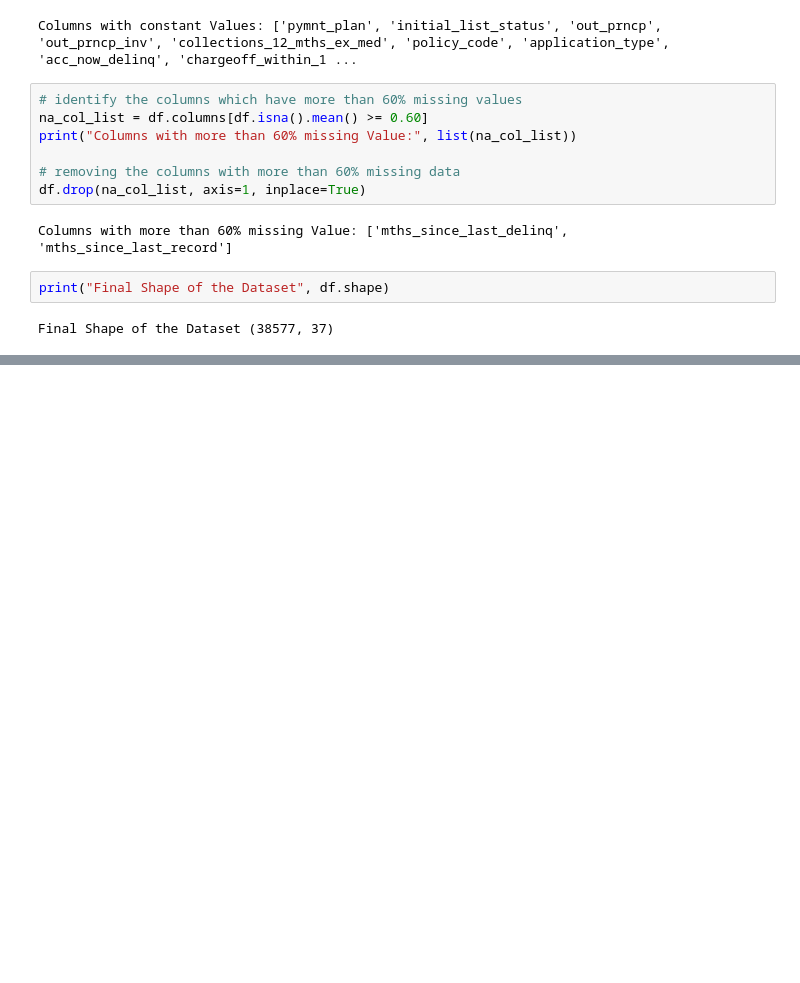
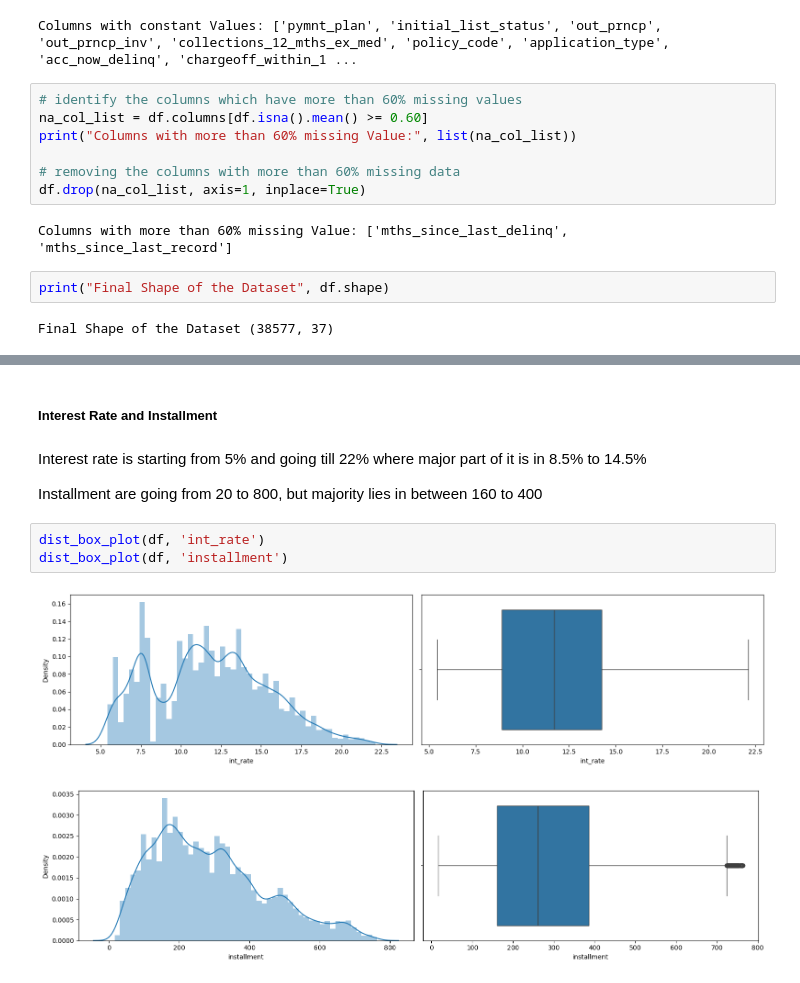
Before and after one commit to GauravEmani/LendingClubCaseStudy, a Jupyter notebook: Group_Facilitator_Name.ipynb, the cells around one changed output, grey strips where cells are left out. Saved outputs shown, nothing was run; the diff lists cells and outputs as text; blank space fills up the shorter version.

```diff
--- a/Group_Facilitator_Name.ipynb
+++ b/Group_Facilitator_Name.ipynb
@@ -154,0 +295,12 @@ Final Shape of the Dataset (38577, 37)
+# %% [markdown]
+##### Interest Rate and Installment
+# %% [markdown]
+Interest rate is starting from 5% and going till 22% where major part of it is in 8.5% to 14.5%
+
+Installment are going from 20 to 800, but majority lies in between 160 to 400
+# %%
+dist_box_plot(df, 'int_rate')
+dist_box_plot(df, 'installment')
+# %% [output]
+[figure, added]
+[figure, added]
```
Also changed, not shown: parts of 85 cells of this notebook.
